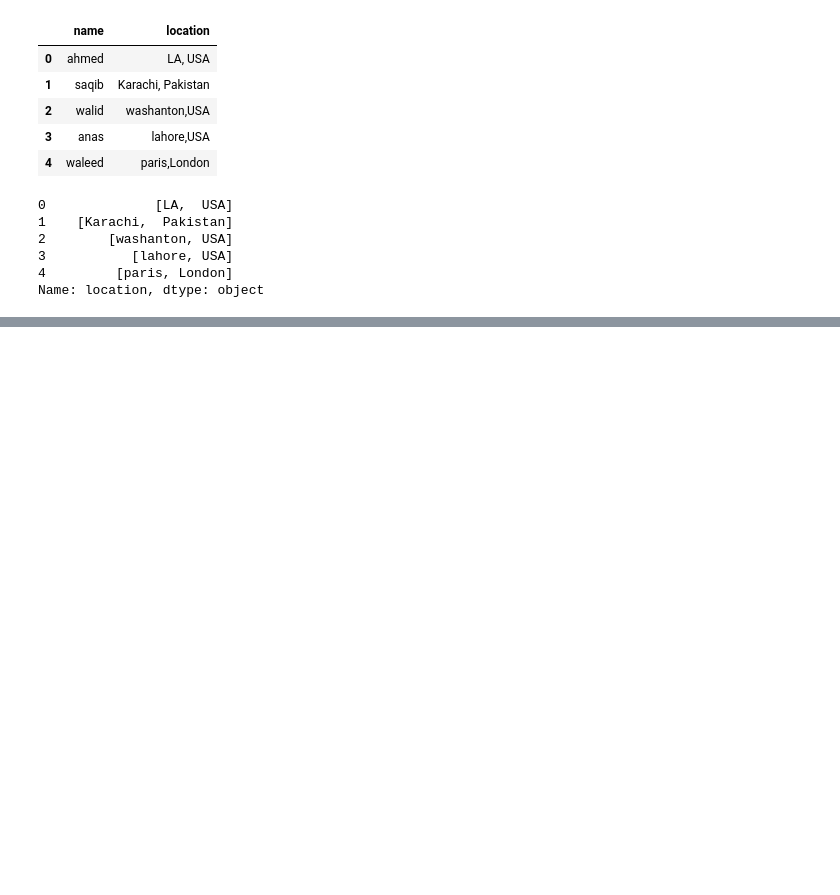
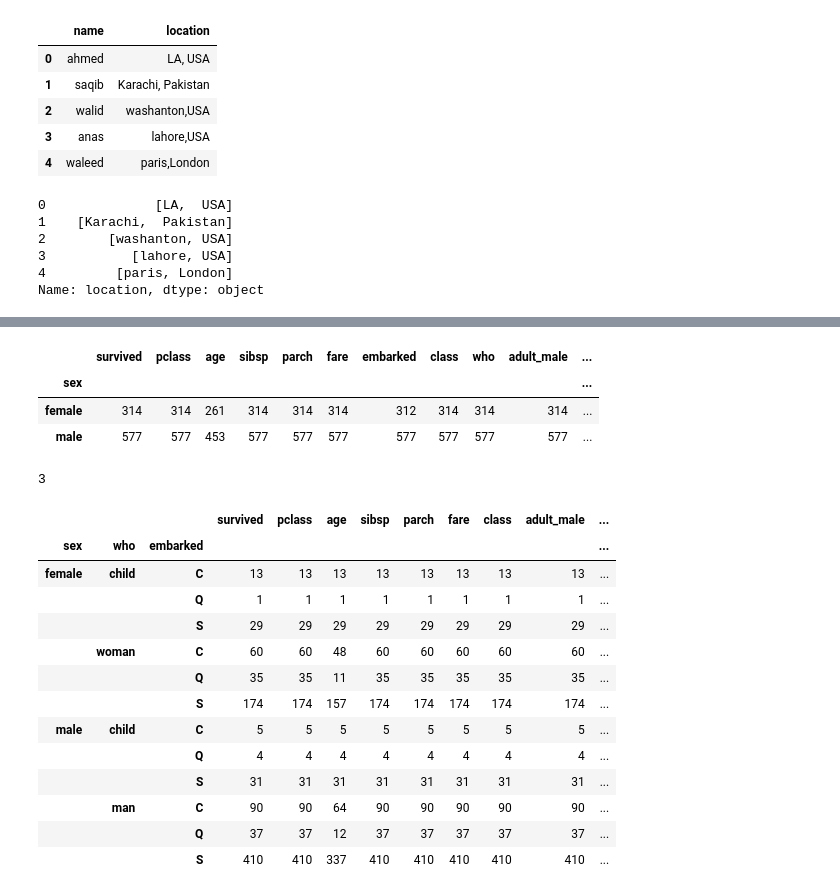
Before and after one commit to xaqibshah/DataScienceLearning, a Jupyter notebook: Python_Ka_Chilla/pandas/02b_panda_tip_and_tricks.ipynb, the cells around one changed output, grey strips where cells are left out. Saved outputs shown, nothing was run; the diff lists cells and outputs as text; code cells hidden in the pictures; blank space fills up the shorter version.

```diff
--- a/Python_Ka_Chilla/pandas/02b_panda_tip_and_tricks.ipynb
+++ b/Python_Ka_Chilla/pandas/02b_panda_tip_and_tricks.ipynb
@@ -31,0 +66,4 @@ TypeError: StringMethods.split() got an unexpected keyword argument 'expect'
+# %%
+# import datasets
+df = sns.load_dataset("titanic")
+df.head()
@@ -31,0 +77,32 @@ TypeError: StringMethods.split() got an unexpected keyword argument 'expect'
+# %%
+df.groupby('who').count()
+df.groupby('sex').count()
+# df.head()
+# %% [output]
+|  | survived | pclass | age | sibsp | parch | fare | embarked | class | who | adult_male | ... |
+| sex |  |  |  |  |  |  |  |  |  |  | ... |
+| female | 314 | 314 | 261 | 314 | 314 | 314 | 312 | 314 | 314 | 314 | ... |
+| male | 577 | 577 | 453 | 577 | 577 | 577 | 577 | 577 | 577 | 577 | ... |
+# %%
+# df.groupby('who').sum() not support sum function
+len(df.groupby('who'))
+# %% [output]
+3
+# %%
+df.groupby(["sex", "adult_male", "pclass"]).count()
+df.groupby(['sex', 'who', "embarked"]).count()
+# %% [output]
+|  |  |  | survived | pclass | age | sibsp | parch | fare | class | adult_male | ... |
+| sex | who | embarked |  |  |  |  |  |  |  |  | ... |
+| female | child | C | 13 | 13 | 13 | 13 | 13 | 13 | 13 | 13 | ... |
+|  |  | Q | 1 | 1 | 1 | 1 | 1 | 1 | 1 | 1 | ... |
+|  |  | S | 29 | 29 | 29 | 29 | 29 | 29 | 29 | 29 | ... |
+|  | woman | C | 60 | 60 | 48 | 60 | 60 | 60 | 60 | 60 | ... |
+|  |  | Q | 35 | 35 | 11 | 35 | 35 | 35 | 35 | 35 | ... |
+|  |  | S | 174 | 174 | 157 | 174 | 174 | 174 | 174 | 174 | ... |
+| male | child | C | 5 | 5 | 5 | 5 | 5 | 5 | 5 | 5 | ... |
+|  |  | Q | 4 | 4 | 4 | 4 | 4 | 4 | 4 | 4 | ... |
+|  |  | S | 31 | 31 | 31 | 31 | 31 | 31 | 31 | 31 | ... |
+|  | man | C | 90 | 90 | 64 | 90 | 90 | 90 | 90 | 90 | ... |
+|  |  | Q | 37 | 37 | 12 | 37 | 37 | 37 | 37 | 37 | ... |
+|  |  | S | 410 | 410 | 337 | 410 | 410 | 410 | 410 | 410 | ... |
```
Also changed, not shown: parts of 23 cells of this notebook.
